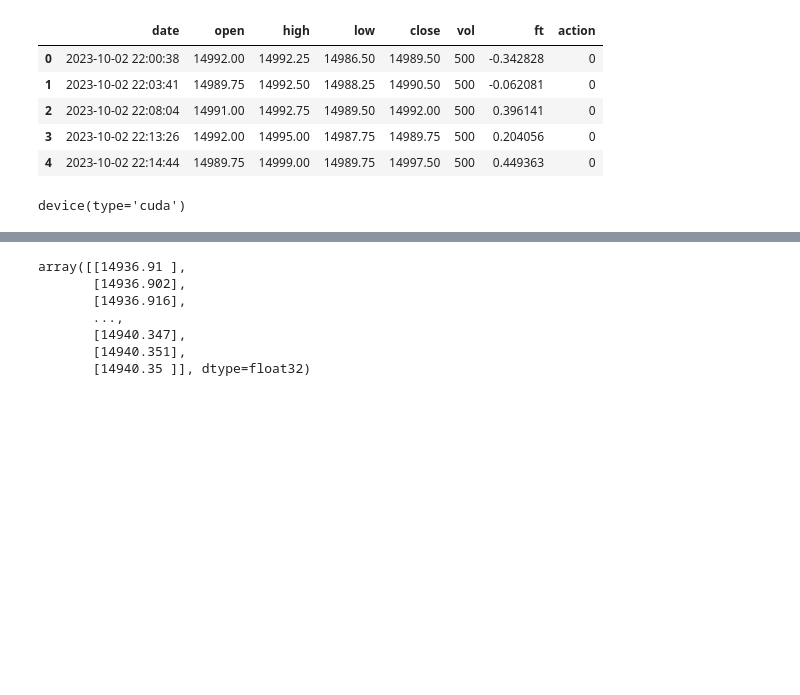
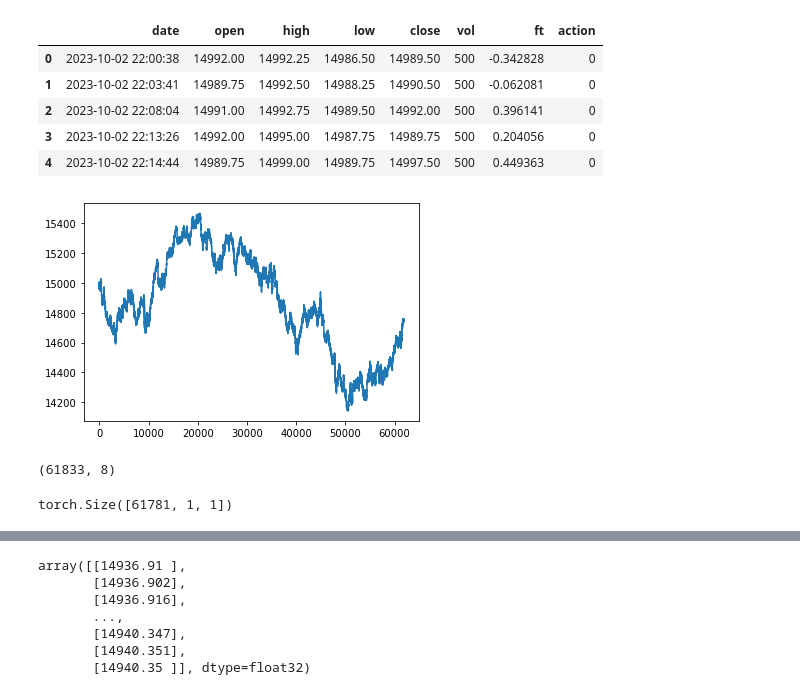
Before and after one commit to shmalex/test_fisher_eda, a Jupyter notebook: jn/04_trading_lstm_chatgpt.ipynb, the cells around one changed output, grey strips where cells are left out. Saved outputs shown, nothing was run; the diff lists cells and outputs as text; code cells hidden in the pictures; blank space fills up the shorter version.

```diff
--- a/jn/04_trading_lstm_chatgpt.ipynb
+++ b/jn/04_trading_lstm_chatgpt.ipynb
@@ -48,6 +68,15 @@ df.head()
 | 2 | 2023-10-02 22:08:04 | 14991.00 | 14992.75 | 14989.50 | 14992.00 | 500 | 0.396141 | 0 |
 | 3 | 2023-10-02 22:13:26 | 14992.00 | 14995.00 | 14987.75 | 14989.75 | 500 | 0.204056 | 0 |
 | 4 | 2023-10-02 22:14:44 | 14989.75 | 14999.00 | 14989.75 | 14997.50 | 500 | 0.449363 | 0 |
+# %%
+plt.plot(df['close'])
+plt.show()
+# %% [output]
+[figure, added]
+# %%
+df.shape
+# %% [output]
+(61833, 8)
 # %%
 # Preprocess the data
 scaler = StandardScaler()
@@ -59,9 +89,7 @@ X, y = create_sequences(prices_scaled, seq_length)
 # Convert to PyTorch tensors
 X = torch.tensor(X, dtype=torch.float32)
 y = torch.tensor(y, dtype=torch.float32)
-# %%
-# Configure device
-device = torch.device('cuda' if torch.cuda.is_available() else 'cpu')
-device
-# %% [output]
-device(type='cuda')
+# %%
+y.shape
+# %% [output]
+torch.Size([61781, 1, 1])
```
Also changed, not shown: parts of 36 cells of this notebook.
